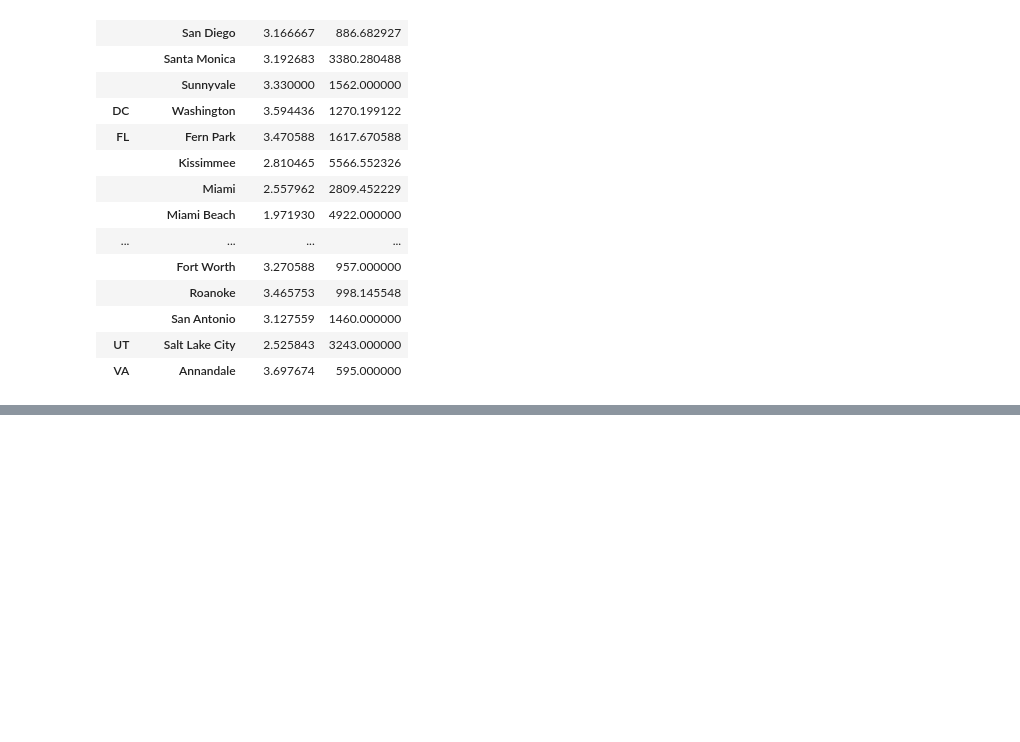
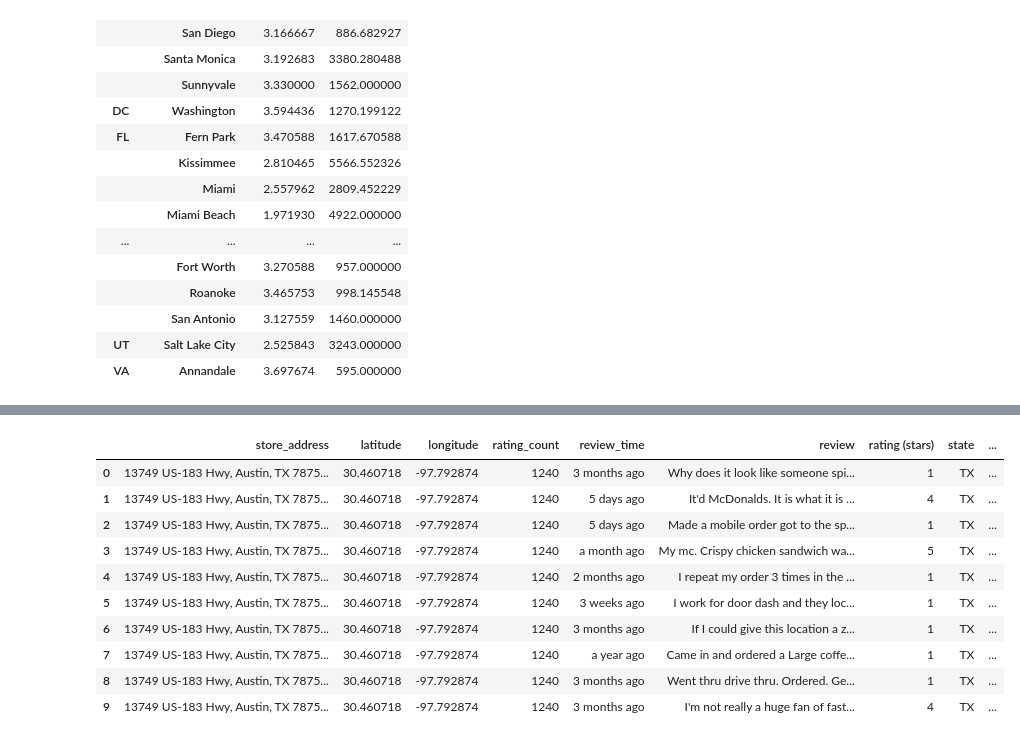
Before and after one commit to ssstoev/mcdonalds-reviews, a Jupyter notebook: review analysis.ipynb, the cells around one changed output, grey strips where cells are left out. Cells and saved outputs as stored; diff of their text form; code cells hidden in the pictures; blank space fills up the shorter version.

```diff
--- a/review analysis.ipynb
+++ b/review analysis.ipynb
@@ -111,0 +218,14 @@ pivot_state_city
+# %%
+df_clean.head(10)
+# %% [output]
+|  | store_address | latitude | longitude | rating_count | review_time | review | rating (stars) | state | ... |
+| 0 | 13749 US-183 Hwy, Austin, TX 7875... | 30.460718 | -97.792874 | 1240 | 3 months ago | Why does it look like someone spi... | 1 | TX | ... |
+| 1 | 13749 US-183 Hwy, Austin, TX 7875... | 30.460718 | -97.792874 | 1240 | 5 days ago | It'd McDonalds. It is what it is ... | 4 | TX | ... |
+| 2 | 13749 US-183 Hwy, Austin, TX 7875... | 30.460718 | -97.792874 | 1240 | 5 days ago | Made a mobile order got to the sp... | 1 | TX | ... |
+| 3 | 13749 US-183 Hwy, Austin, TX 7875... | 30.460718 | -97.792874 | 1240 | a month ago | My mc. Crispy chicken sandwich wa... | 5 | TX | ... |
+| 4 | 13749 US-183 Hwy, Austin, TX 7875... | 30.460718 | -97.792874 | 1240 | 2 months ago | I repeat my order 3 times in the ... | 1 | TX | ... |
+| 5 | 13749 US-183 Hwy, Austin, TX 7875... | 30.460718 | -97.792874 | 1240 | 3 weeks ago | I work for door dash and they loc... | 1 | TX | ... |
+| 6 | 13749 US-183 Hwy, Austin, TX 7875... | 30.460718 | -97.792874 | 1240 | 3 months ago | If I could give this location a z... | 1 | TX | ... |
+| 7 | 13749 US-183 Hwy, Austin, TX 7875... | 30.460718 | -97.792874 | 1240 | a year ago | Came in and ordered a Large coffe... | 1 | TX | ... |
+| 8 | 13749 US-183 Hwy, Austin, TX 7875... | 30.460718 | -97.792874 | 1240 | 3 months ago | Went thru drive thru. Ordered. Ge... | 1 | TX | ... |
+| 9 | 13749 US-183 Hwy, Austin, TX 7875... | 30.460718 | -97.792874 | 1240 | 3 months ago | I'm not really a huge fan of fast... | 4 | TX | ... |
```
Also changed, not shown: parts of 14 cells of this notebook.
